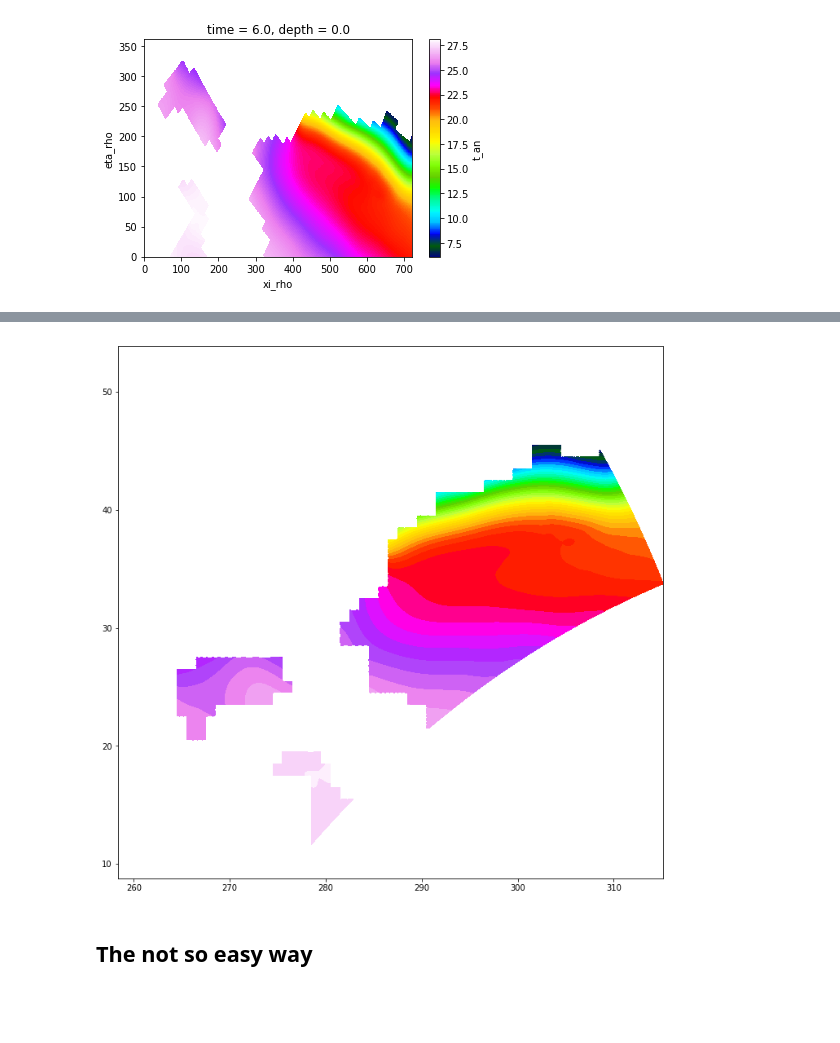
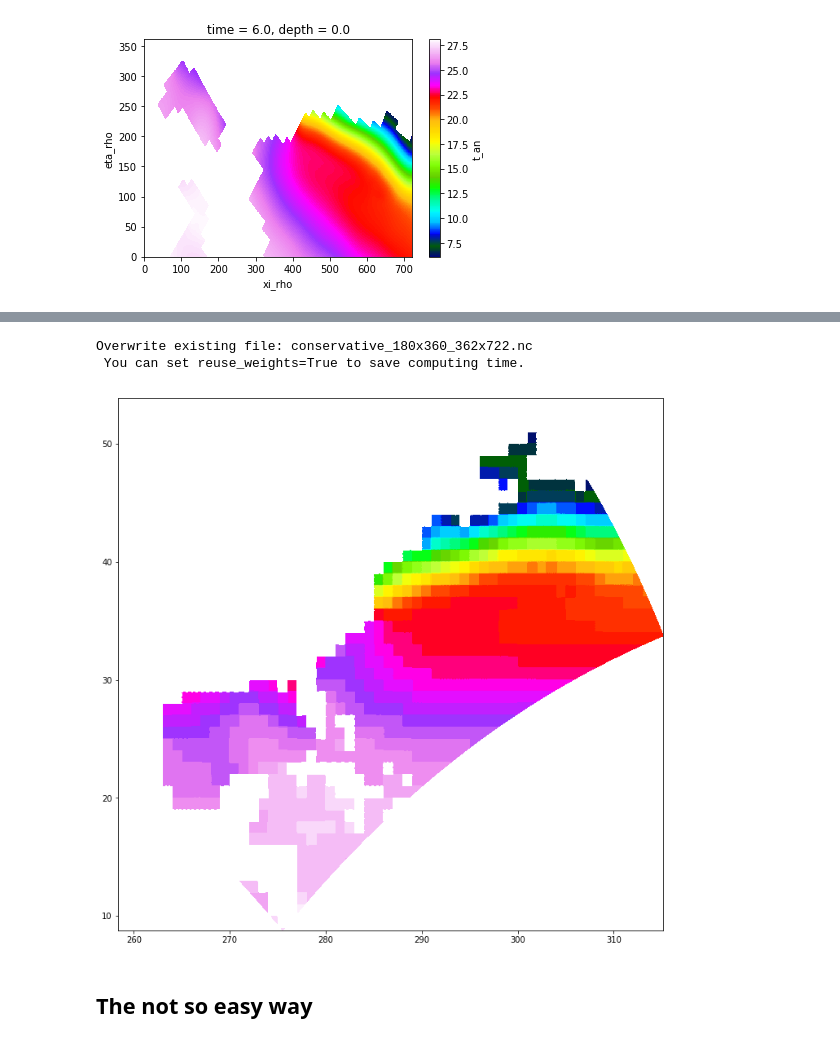
Before and after one commit to raphaeldussin/geekezmalin, a Jupyter notebook: using_esmf/Using xESMF and ESMPy.ipynb, the cells around one changed output, grey strips where cells are left out. Cells and saved outputs as stored; diff of their text form; code cells hidden in the pictures; blank space fills up the shorter version.

Commit message:
better comments and conserve

```diff
--- a/using_esmf/Using xESMF and ESMPy.ipynb
+++ b/using_esmf/Using xESMF and ESMPy.ipynb
@@ -90,0 +148,31 @@ temp_out.sel(depth=0).plot(cmap=cm.gist_ncar)
+# %%
+# conservative interpolation : we need to create the corners of the cells
+lon = woa['lon']
+lat = woa['lat']
+
+# compute the extended array at cell center
+nx = lon.shape[0] ; ny = lat.shape[0]
+
+lon_extended = np.zeros((nx+2))
+lon_extended[1:-1] = lon.copy()
+lon_extended[0] = lon[0] - (lon[1]-lon[0])
+lon_extended[-1] = lon[-1] + (lon[-1]-lon[-2])
+
+lat_extended = np.zeros((ny+2))
+lat_extended[1:-1] = lat.copy()
+lat_extended[0] = max(-90. , lat[0] - (lat[1]-lat[0]))
+lat_extended[-1] = min(90. , lat[-1] + (lat[-1]-lat[-2]))
+
+# compute the cell corner values
+lon_corner = 0.5 * (lon_extended[:-1] + lon_extended[1:])
+lat_corner = 0.5 * (lat_extended[:-1] + lat_extended[1:])
+
+# make them 2d arrays
+lon_centers, lat_centers = np.meshgrid(lon,lat)
+lon_corners, lat_corners = np.meshgrid(lon_corner,lat_corner)
+
+woa['lon_b'] = xr.DataArray(lon_corners,dims=('lonp1','latp1'))
+woa['lat_b'] = xr.DataArray(lat_corners,dims=('lonp1','latp1'))
+# %%
+# similarly xESMF wants corners to be named strictly
+roms_nwa.rename({'lon_vert':'lon_b','lat_vert':'lat_b'},inplace=True)
@@ -91,9 +197,19 @@ temp_out.sel(depth=0).plot(cmap=cm.gist_ncar)
+# %%
+# create conservative regridding method
+regrid_conserve = xe.Regridder(woa,roms_nwa,method='conservative',periodic=True)
+# %% [output]
+Overwrite existing file: conservative_180x360_362x722.nc
+ You can set reuse_weights=True to save computing time.
+# %%
+# and apply to temperature
+temp_out_conserve = regrid_conserve(woa['t_an'])
 # %%
 plt.figure(figsize=[12,12])
-plt.contourf(roms_nwa['lon'].values,roms_nwa['lat'].values,temp_out.sel(depth=0).values.squeeze(),50,cmap=cm.gist_ncar)
+plt.contourf(roms_nwa['lon'].values,roms_nwa['lat'].values,temp_out_conserve.sel(depth=0).values.squeeze(),
+             50,cmap=cm.gist_ncar)
 plt.show()
 # %% [output]
-[figure, old version]
+[figure, new version]
 # %% [markdown]
 ## The not so easy way
 # %%
```
Also changed, not shown: parts of 17 cells of this notebook.
